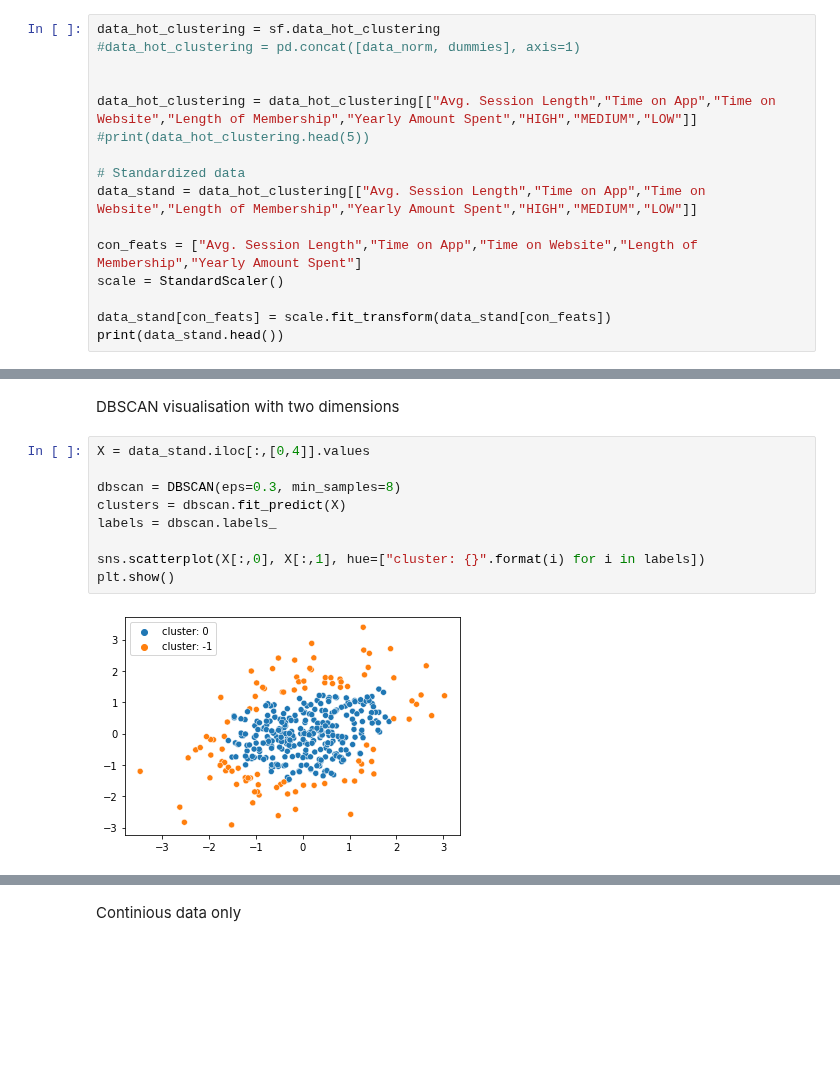
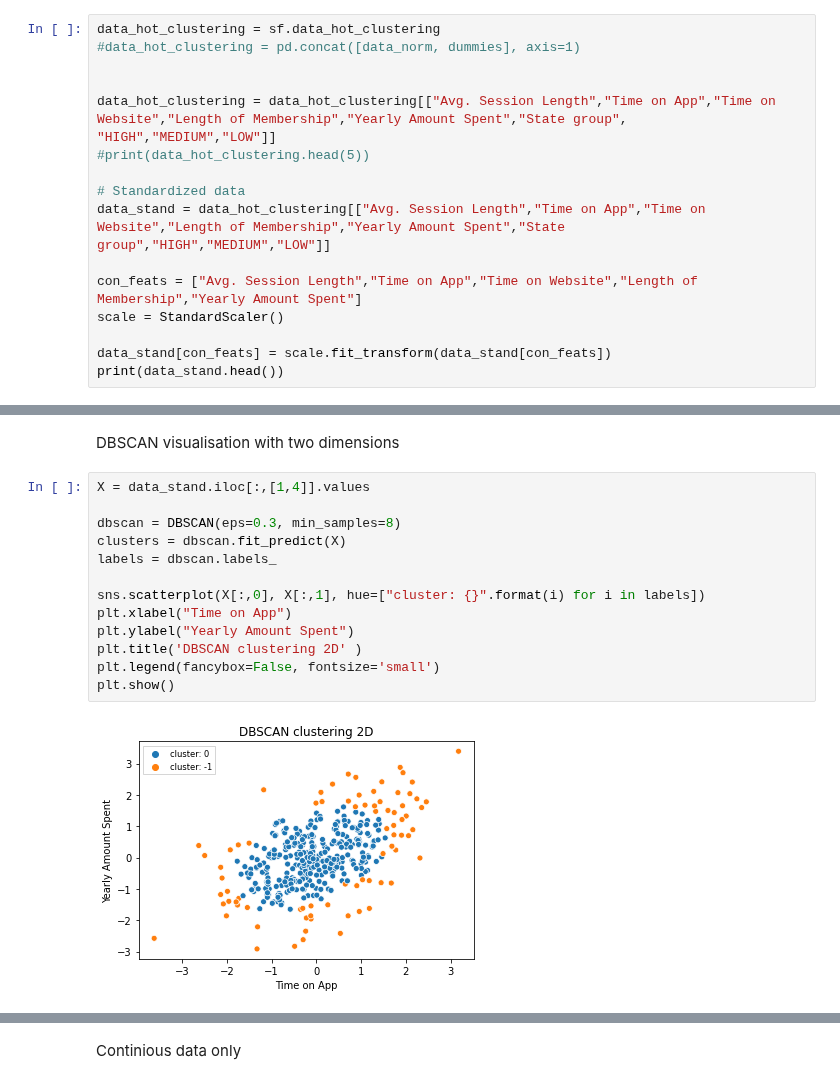
Before and after one commit to JustinSms/Ecommerce_Clustering_2, a Jupyter notebook: DBSCAN.ipynb, the cells around one changed output, grey strips where cells are left out. Saved outputs shown, nothing was run; the diff lists cells and outputs as text; blank space fills up the shorter version.

```diff
--- a/DBSCAN.ipynb
+++ b/DBSCAN.ipynb
@@ -38,11 +24,11 @@ data_hot_clustering = sf.data_hot_clustering
 #data_hot_clustering = pd.concat([data_norm, dummies], axis=1)
 
 
-data_hot_clustering = data_hot_clustering[["Avg. Session Length","Time on App","Time on Website","Length of Membership","Yearly Amount Spent","HIGH","MEDIUM","LOW"]]
+data_hot_clustering = data_hot_clustering[["Avg. Session Length","Time on App","Time on Website","Length of Membership","Yearly Amount Spent","State group", "HIGH","MEDIUM","LOW"]]
 #print(data_hot_clustering.head(5))
 
 # Standardized data
-data_stand = data_hot_clustering[["Avg. Session Length","Time on App","Time on Website","Length of Membership","Yearly Amount Spent","HIGH","MEDIUM","LOW"]]
+data_stand = data_hot_clustering[["Avg. Session Length","Time on App","Time on Website","Length of Membership","Yearly Amount Spent","State group","HIGH","MEDIUM","LOW"]]
 
 con_feats = ["Avg. Session Length","Time on App","Time on Website","Length of Membership","Yearly Amount Spent"]
 scale = StandardScaler()
@@ -170,13 +155,17 @@ plt.plot(distances)
 # %% [markdown]
 DBSCAN visualisation with two dimensions
 # %%
-X = data_stand.iloc[:,[0,4]].values
+X = data_stand.iloc[:,[1,4]].values
 
 dbscan = DBSCAN(eps=0.3, min_samples=8)
 clusters = dbscan.fit_predict(X)
 labels = dbscan.labels_
 
 sns.scatterplot(X[:,0], X[:,1], hue=["cluster: {}".format(i) for i in labels])
+plt.xlabel("Time on App")
+plt.ylabel("Yearly Amount Spent")
+plt.title('DBSCAN clustering 2D' )
+plt.legend(fancybox=False, fontsize='small')
 plt.show()
 # %% [output]
-[figure, old version]
+[figure, new version]
```
Also changed, not shown: parts of 6 cells of this notebook.
